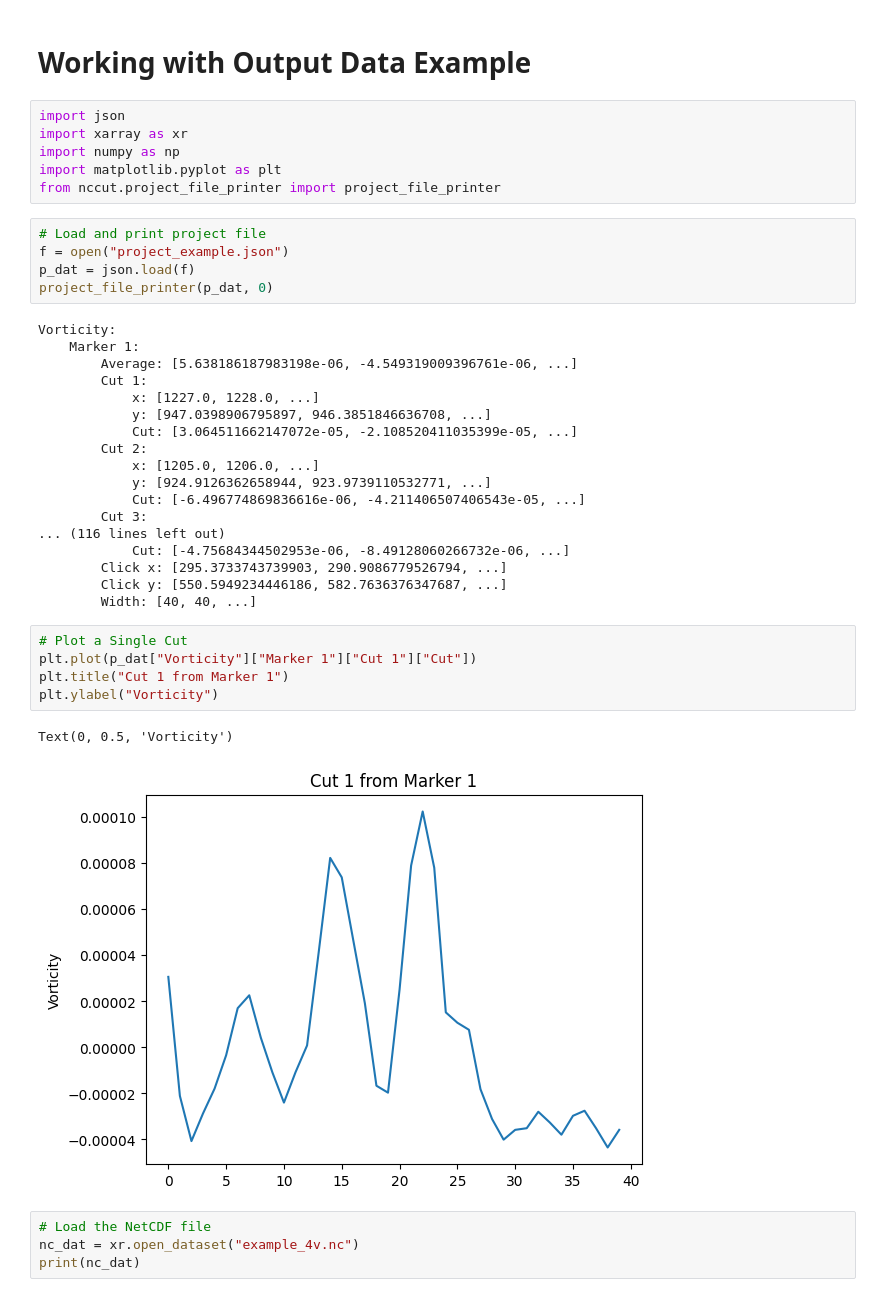
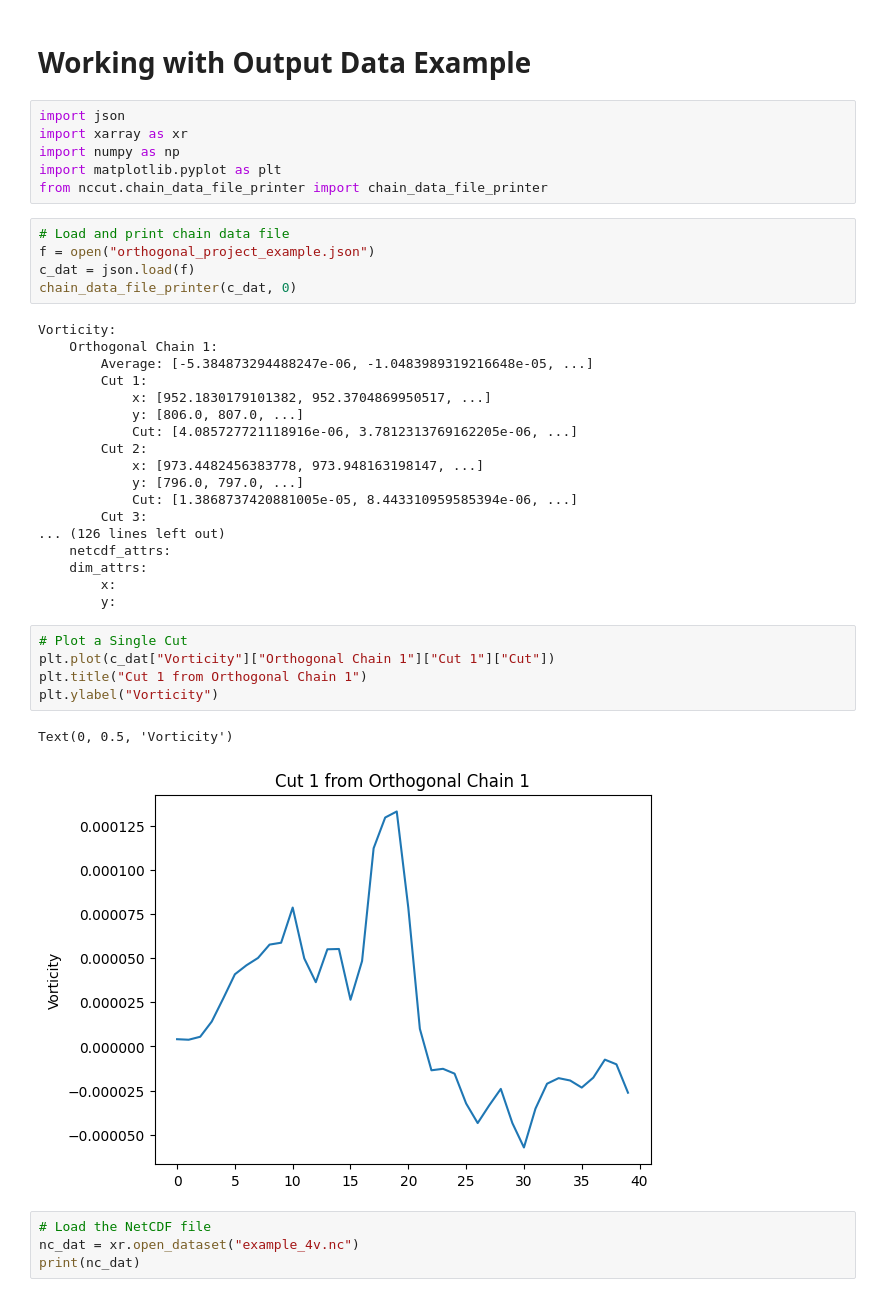
Before and after one commit to rchartra/NcCut, a Jupyter notebook: docs/source/_media/NcCut_Example.ipynb, the cells around one changed output. Saved outputs shown, nothing was run; the diff lists cells and outputs as text.

Commit message:
Update example notebook

```diff
--- a/docs/source/_media/NcCut_Example.ipynb
+++ b/docs/source/_media/NcCut_Example.ipynb
@@ -5,38 +5,38 @@ import json
 import xarray as xr
 import numpy as np
 import matplotlib.pyplot as plt
-from nccut.project_file_printer import project_file_printer
+from nccut.chain_data_file_printer import chain_data_file_printer
 # %%
-# Load and print project file
-f = open("project_example.json")
-p_dat = json.load(f)
-project_file_printer(p_dat, 0)
+# Load and print chain data file
+f = open("orthogonal_project_example.json")
+c_dat = json.load(f)
+chain_data_file_printer(c_dat, 0)
 # %% [output]
 Vorticity:
-    Marker 1:
-        Average: [5.638186187983198e-06, -4.549319009396761e-06, ...]
+    Orthogonal Chain 1:
+        Average: [-5.384873294488247e-06, -1.0483989319216648e-05, ...]
         Cut 1:
-            x: [1227.0, 1228.0, ...]
-            y: [947.0398906795897, 946.3851846636708, ...]
-            Cut: [3.064511662147072e-05, -2.108520411035399e-05, ...]
+            x: [952.1830179101382, 952.3704869950517, ...]
+            y: [806.0, 807.0, ...]
+            Cut: [4.085727721118916e-06, 3.7812313769162205e-06, ...]
         Cut 2:
-            x: [1205.0, 1206.0, ...]
-            y: [924.9126362658944, 923.9739110532771, ...]
-            Cut: [-6.496774869836616e-06, -4.211406507406543e-05, ...]
+            x: [973.4482456383778, 973.948163198147, ...]
+            y: [796.0, 797.0, ...]
+            Cut: [1.3868737420881005e-05, 8.443310959585394e-06, ...]
         Cut 3:
-... (116 lines left out)
-            Cut: [-4.75684344502953e-06, -8.49128060266732e-06, ...]
-        Click x: [295.3733743739903, 290.9086779526794, ...]
-        Click y: [550.5949234446186, 582.7636376347687, ...]
-        Width: [40, 40, ...]
+... (126 lines left out)
+    netcdf_attrs:
+    dim_attrs:
+        x:
+        y:
 # %%
 # Plot a Single Cut
-plt.plot(p_dat["Vorticity"]["Marker 1"]["Cut 1"]["Cut"])
-plt.title("Cut 1 from Marker 1")
+plt.plot(c_dat["Vorticity"]["Orthogonal Chain 1"]["Cut 1"]["Cut"])
+plt.title("Cut 1 from Orthogonal Chain 1")
 plt.ylabel("Vorticity")
 # %% [output]
 Text(0, 0.5, 'Vorticity')
-[figure, old version]
+[figure, new version]
 # %%
 # Load the NetCDF file
 nc_dat = xr.open_dataset("example_4v.nc")
```
Also changed, not shown: parts of 1 cell of this notebook.
